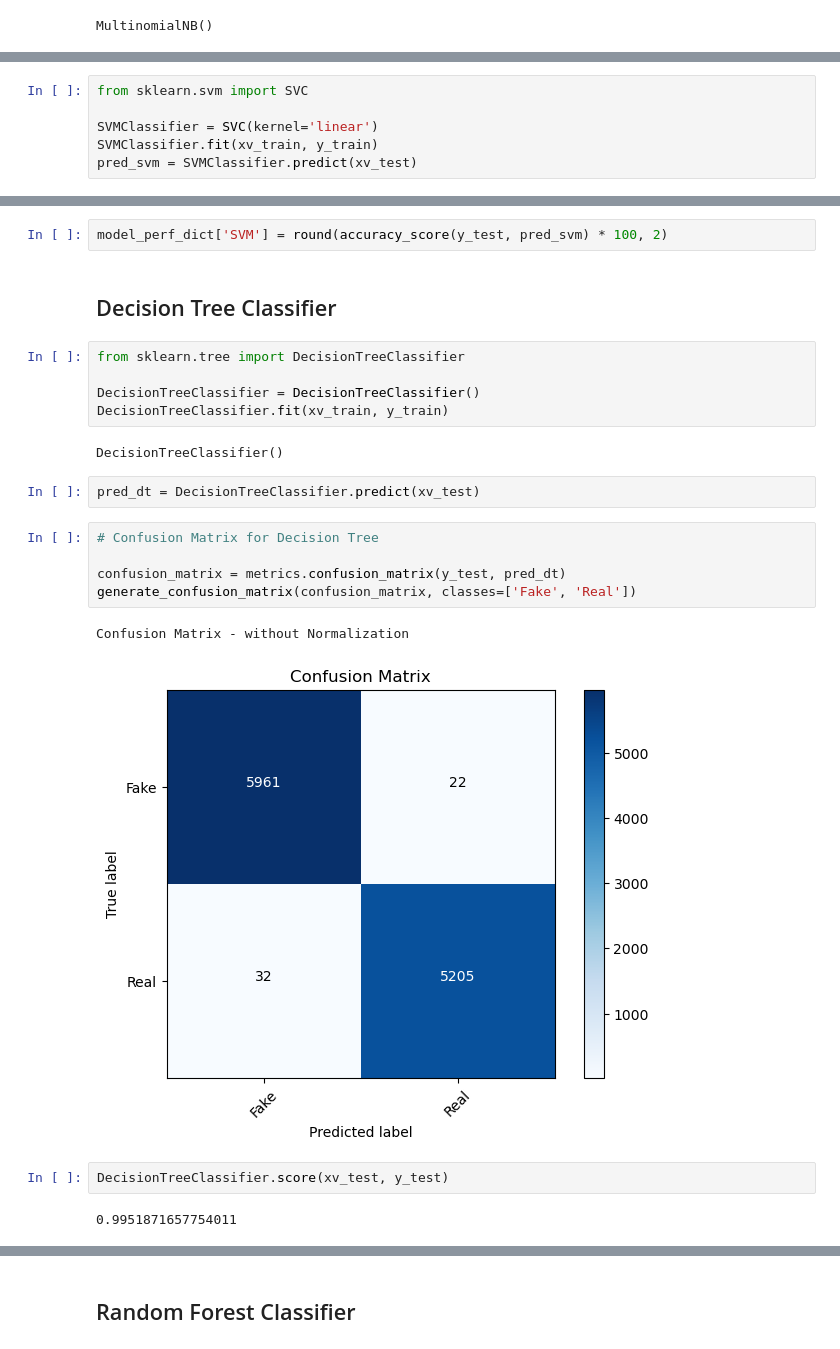
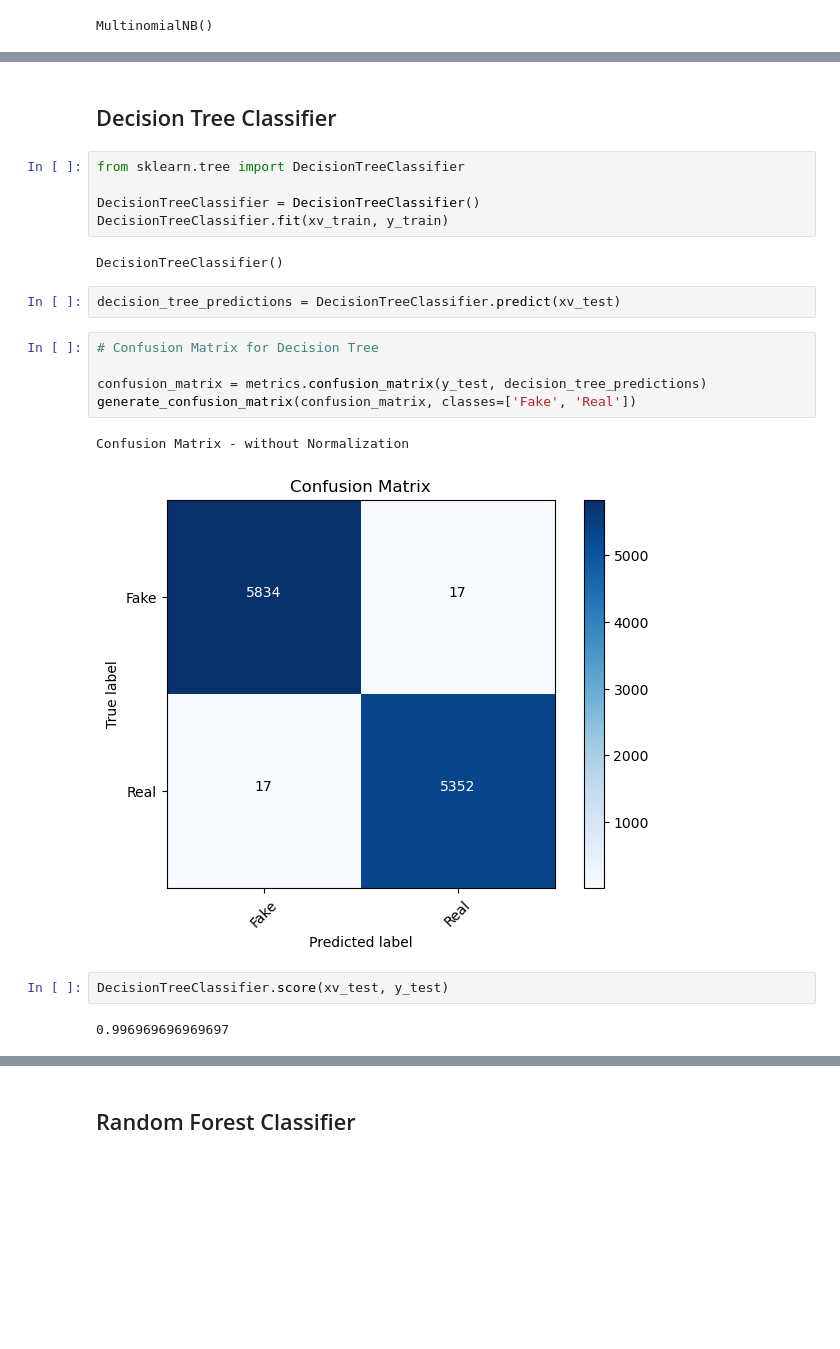
Before and after one commit to mondalbidisha/Fake-New-Analyser-Predictor, a Jupyter notebook: fakeNewsDetection.ipynb, the cells around one changed output, grey strips where cells are left out. Cells and saved outputs as stored; diff of their text form; blank space fills up the shorter version.

Commit message:
code updates, model tuning

```diff
--- a/fakeNewsDetection.ipynb
+++ b/fakeNewsDetection.ipynb
@@ -343,6 +342,0 @@ model_perf_dict['Naive Bayes'] = round(accuracy_score(y_test, pred_nb) * 100, 2)
-# %%
-from sklearn.svm import SVC
-
-SVMClassifier = SVC(kernel='linear')
-SVMClassifier.fit(xv_train, y_train)
-pred_svm = SVMClassifier.predict(xv_test)
@@ -358,7 +343,5 @@ print (classification_report(y_test, pred_svm))
-# %%
-model_perf_dict['SVM'] = round(accuracy_score(y_test, pred_svm) * 100, 2)
-# %% [markdown]
-## Decision Tree Classifier
+# %% [markdown]
+## Decision Tree Classifier
 # %%
 from sklearn.tree import DecisionTreeClassifier
 
@@ -367,17 +350,17 @@ DecisionTreeClassifier.fit(xv_train, y_train)
 # %% [output]
 DecisionTreeClassifier()
 # %%
-pred_dt = DecisionTreeClassifier.predict(xv_test)
+decision_tree_predictions = DecisionTreeClassifier.predict(xv_test)
 # %%
 # Confusion Matrix for Decision Tree
 
-confusion_matrix = metrics.confusion_matrix(y_test, pred_dt)
+confusion_matrix = metrics.confusion_matrix(y_test, decision_tree_predictions)
 generate_confusion_matrix(confusion_matrix, classes=['Fake', 'Real'])
 # %% [output]
 Confusion Matrix - without Normalization
-[figure, old version]
+[figure, new version]
 # %%
 DecisionTreeClassifier.score(xv_test, y_test)
 # %% [output]
-0.9951871657754011
+0.996969696969697
 # %%
```
Also changed, not shown: parts of 33 cells of this notebook.
